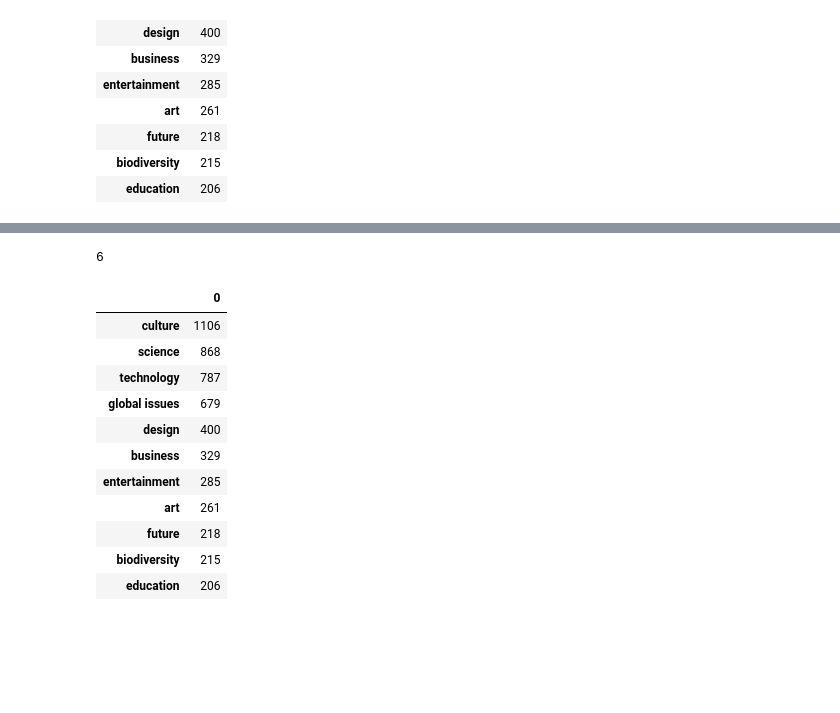
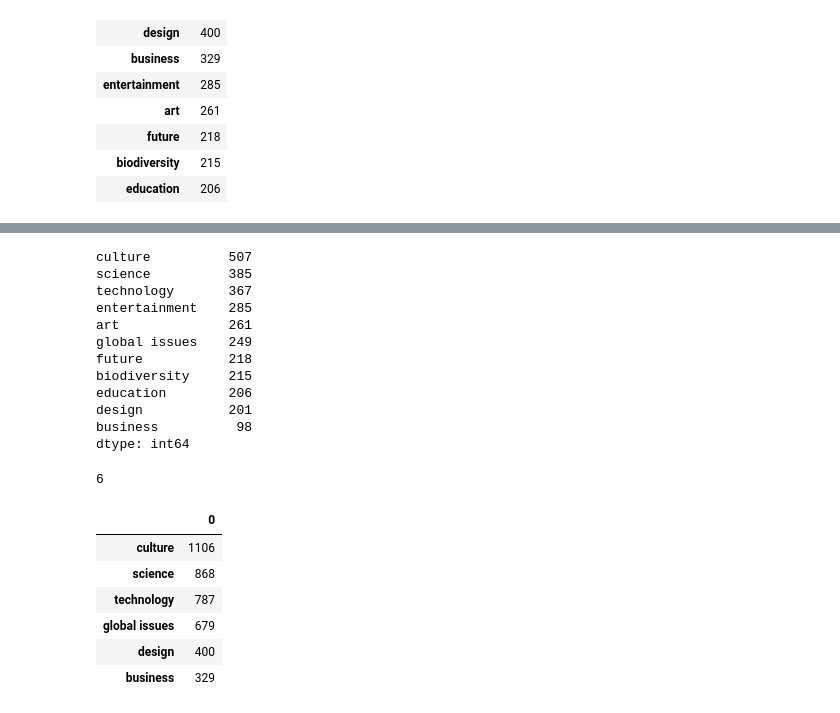
Before and after one commit to GlennChia/50_038_cds_project, a Jupyter notebook: notebooks/cleaning/squash_tags_similarity.ipynb, the cells around one changed output, grey strips where cells are left out. Drawn from its saved outputs; the diff is of its cells as text; code cells hidden in the pictures; blank space fills up the shorter version.

Commit message:
Update squashed tags

```diff
--- a/notebooks/cleaning/squash_tags_similarity.ipynb
+++ b/notebooks/cleaning/squash_tags_similarity.ipynb
@@ -12,12 +12,16 @@ len(df)
 # %% [output]
 2386
 # %%
-tags = df['tags'].str.replace(', ', ',').str.lower().str.strip()
-split_tags = tags.str.split(',')
-tag_counts_per_talk = split_tags.apply(len)
+def count_tags(tag_column):
+    tags = tag_column.str.replace(', ', ',').str.lower().str.strip()
+    joined_tags = tags.str.cat(sep=',').split(',')
+    all_tags_w_dup = pd.Series(joined_tags)
 
-joined_tags = tags.str.cat(sep=',').split(',')
-all_tags_w_dup = pd.Series(joined_tags)
-
-tag_counts = all_tags_w_dup.value_counts()
-tag_list = list(tag_counts.index)
+    tag_counts = all_tags_w_dup.value_counts()
+    tag_list = list(tag_counts.index)
+    return tag_counts, tag_list
+# %%
+# split_tags = tags.str.split(',')
+# tag_counts_per_talk = split_tags.apply(len)
+
+tag_counts, tag_list = count_tags(df['tags'])
@@ -207,3 +236,5 @@ s_tag_list = list(s_tag_counts.index)
+# %%
+s_tag_counts,s_tag_list = count_tags(df2['squash2_tags'])
 # %%
 print(len(s_tag_list))
 s_tag_counts
@@ -288,25 +415,35 @@ df4 = df4[df4['squash4_tags']!='']
+# %%
+s4cut_tag_counts
+# %% [output]
+culture          507
+science          385
+technology       367
+entertainment    285
+art              261
+global issues    249
+future           218
+biodiversity     215
+education        206
+design           201
+business          98
+dtype: int64
 # %%
 tag_cutoff5 = 300
 
 squashed_tags5 = pd.DataFrame(s_tag_counts)
 squashed_tags5 = squashed_tags5[(squashed_tags5[0]>tag_cutoff5)]
 squash_list5 = list(squashed_tags5.index.values)
 print(len(squash_list5))
-squashed_tags4
+squashed_tags5
 # %% [output]
 6
 |  | 0 |
 | culture | 1106 |
 | science | 868 |
 | technology | 787 |
 | global issues | 679 |
 | design | 400 |
 | business | 329 |
-| entertainment | 285 |
-| art | 261 |
-| future | 218 |
-| biodiversity | 215 |
-| education | 206 |
 # %%
 df5 = df4.copy()
 df5['squash5_tags'] = df5['squash4_tags']
```
Also changed, not shown: parts of 14 cells of this notebook, 1 other file.
